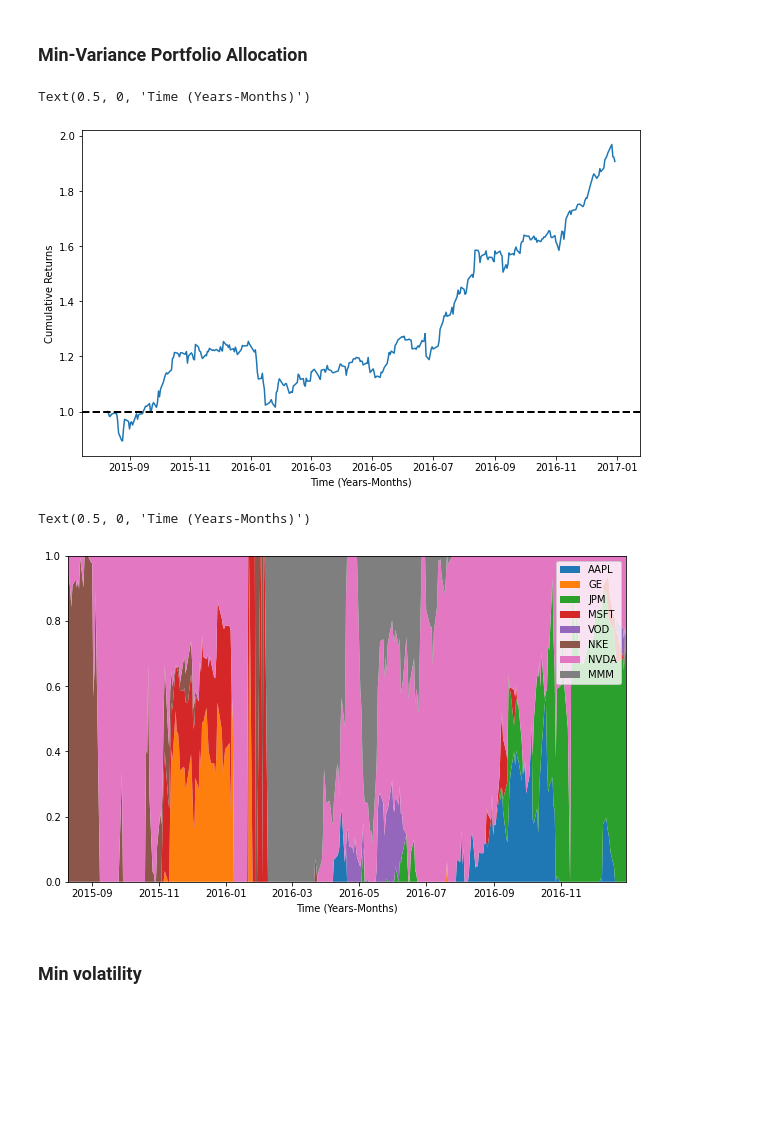
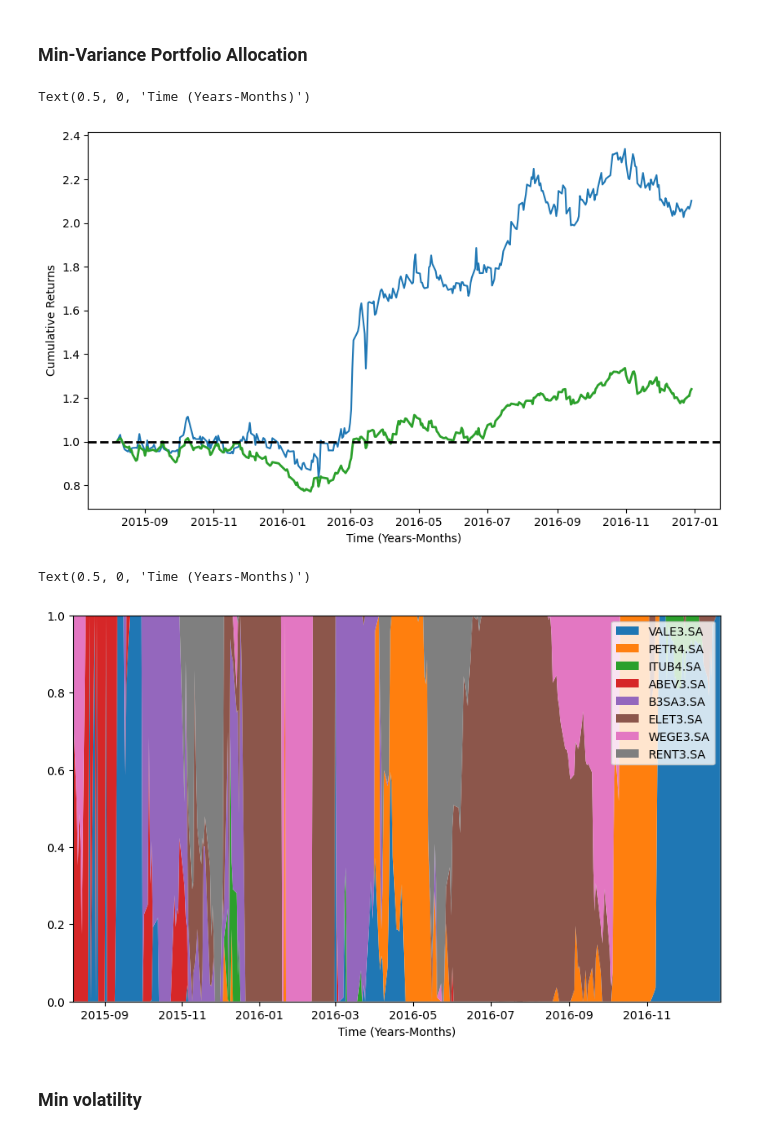
Before and after one commit to tsa3/Benchmarking-Strategies-for-Asset-Allocation, a Jupyter notebook: main.ipynb, the cells around one changed output. Saved outputs shown, nothing was run; the diff lists cells and outputs as text; code cells hidden in the pictures; blank space fills up the shorter version.

```diff
--- a/main.ipynb
+++ b/main.ipynb
@@ -32,7 +32,7 @@ import yfinance as yf
 # %%
 yf.pdr_override()
 
-tickers =  ["AAPL", "GE", "JPM", "MSFT", "VOD", "NKE", "NVDA", "MMM"]
+tickers =  ["VALE3.SA", "PETR4.SA", "ITUB4.SA", "ABEV3.SA", "B3SA3.SA", "ELET3.SA", "WEGE3.SA", "RENT3.SA"]
 df = pdr.get_data_yahoo([tickers][0], start='2010-01-01', end="2017-01-01")
 
 data = df.copy()
@@ -695,22 +739,23 @@ return_stocks = test_re_df.pct_change()
 return_stocks_min_var = np.sum(return_stocks.multiply(portfolio_weights_min_var),axis=1)
 Cumulative_returns_daily_min_var = (1+return_stocks_min_var).cumprod()
 plt.plot(Cumulative_returns_daily_min_var)
+plt.plot(test_re_df.index, Cumulative_returns_daily_benchmark, color='tab:green', linewidth =2.0)
 plt.axhline(1, color='black', linestyle='--', lw=2)
 plt.ylabel("Cumulative Returns")
 plt.xlabel("Time (Years-Months)")
 # %% [output]
 Text(0.5, 0, 'Time (Years-Months)')
-[figure, old version]
+[figure, new version]
 # %%
 df = pd.DataFrame (portfolio_weights_min_var, index = test_re_df.index, columns = tickers)
-plt.stackplot(test_re_df.index, df['AAPL'], df['GE'], df['JPM'], df['MSFT'], df['VOD'], df['NKE'], df['NVDA'], df['MMM'], labels=tickers)
+plt.stackplot(test_re_df.index, df['VALE3.SA'], df['PETR4.SA'], df['ITUB4.SA'], df['ABEV3.SA'], df['B3SA3.SA'], df['ELET3.SA'], df['WEGE3.SA'], df['RENT3.SA'], labels=tickers)
 plt.legend(loc='upper right')
 plt.margins(x=0)
 plt.margins(y=0)
 plt.xlabel("Time (Years-Months)")
 # %% [output]
 Text(0.5, 0, 'Time (Years-Months)')
-[figure, old version]
+[figure, new version]
 # %% [markdown]
 ### Min volatility
 # %%
```
Also changed, not shown: parts of 39 cells of this notebook.
